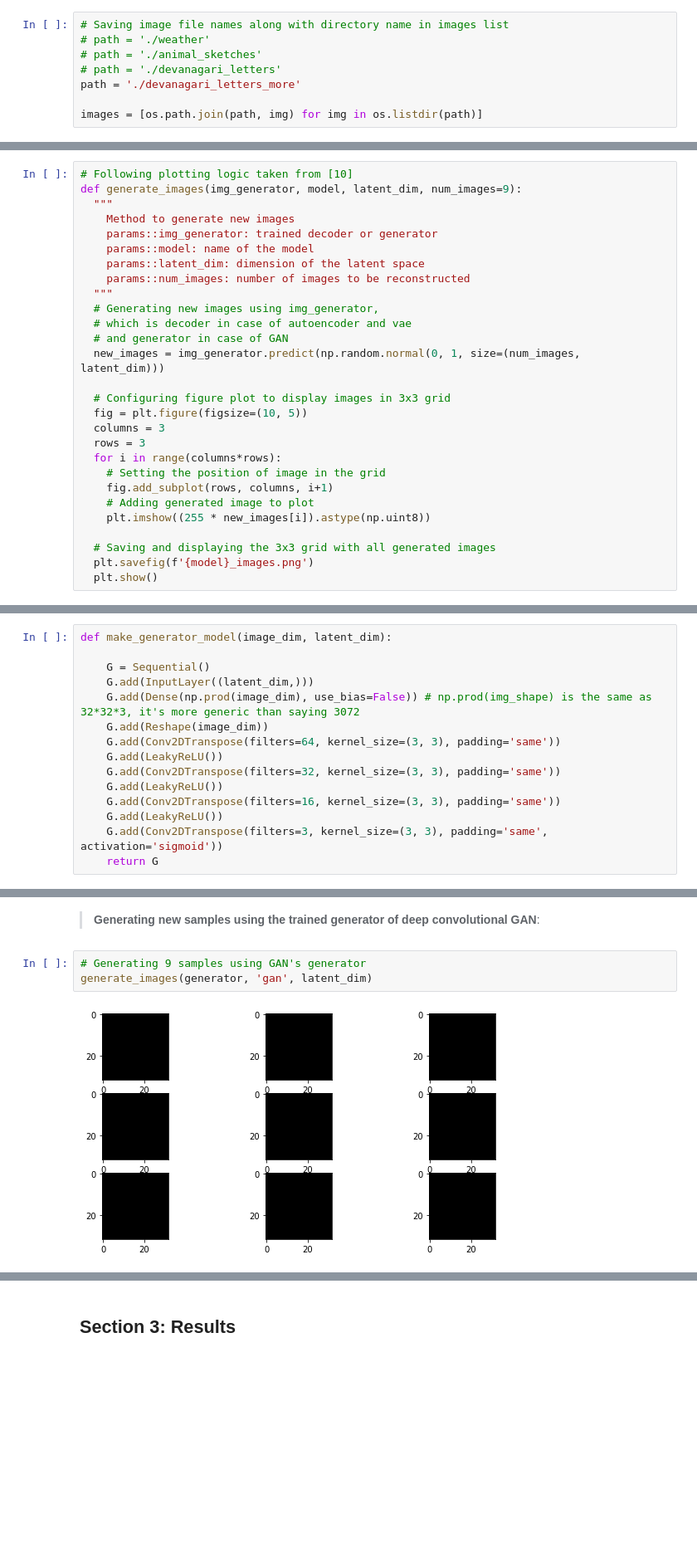
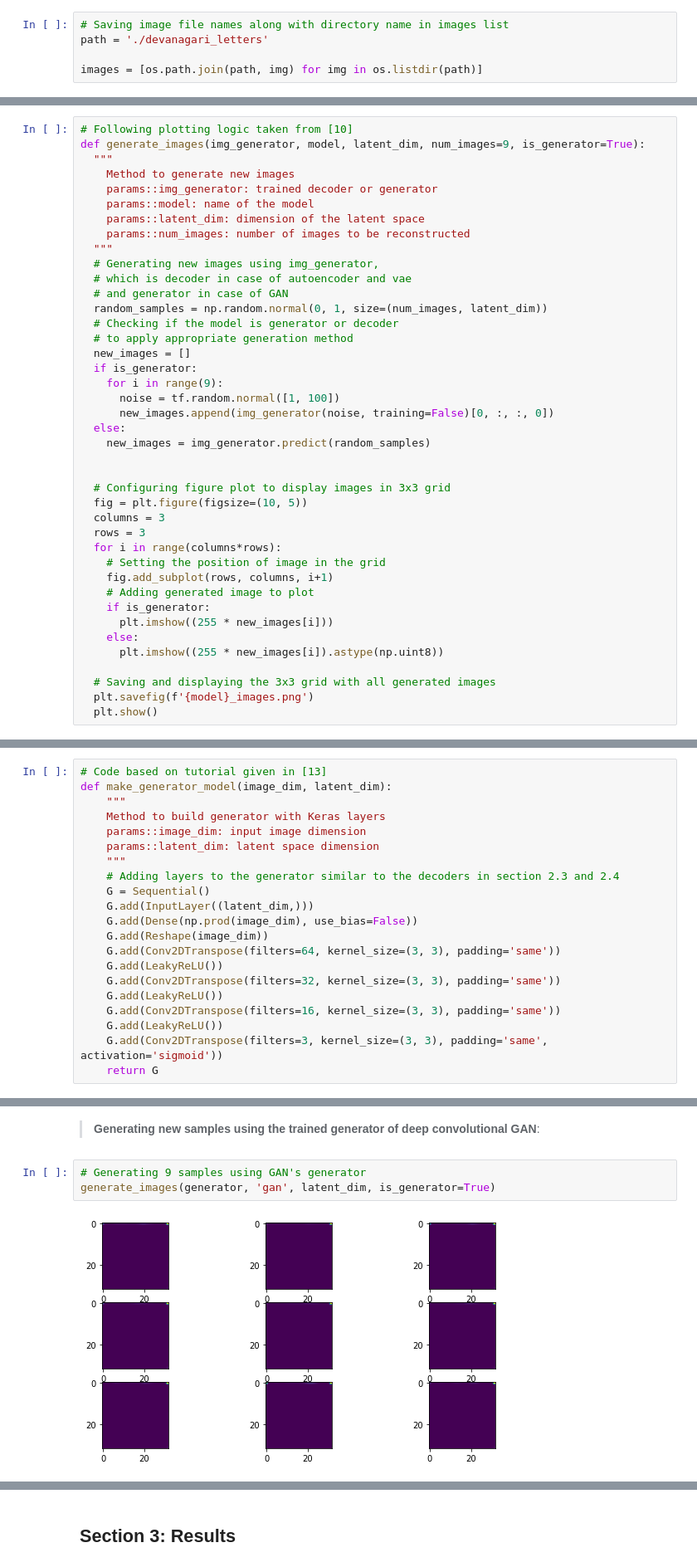
Before and after one commit to Kalyani011/DeepLearning-Unsupervised_learning_and_generating_images, a Jupyter notebook: ImageGeneration.ipynb, the cells around one changed output, grey strips where cells are left out. Shown at 83% size. Cells and saved outputs as stored; diff of their text form; blank space fills up the shorter version.

```diff
--- a/ImageGeneration.ipynb
+++ b/ImageGeneration.ipynb
@@ -61,10 +67,7 @@ from IPython import display
 > The *images* list is created to store the image file names, to be shuffled, and used to load the images according to the shuffled list.
 # %%
 # Saving image file names along with directory name in images list
-# path = './weather'
-# path = './animal_sketches'
-# path = './devanagari_letters'
-path = './devanagari_letters_more'
+path = './devanagari_letters'
 
 images = [os.path.join(path, img) for img in os.listdir(path)]
 # %%
@@ -170,7 +182,7 @@ def reconstruct_results(generation_model, model, num_images=5, start=0):
 > **Defining a common method to generate and display new samples**: The autoencoders are trained to generate output which is nothing but the input itself and the GAN trains its generator and discriminator to classify between fake and real images, during these trainings the decoder and the generator trained in the process become capable of creating new images from low-dimensional data. The following method is defined to use the **predict** method on decoder and/or generator to generate new sample images, which are then displayed in a 3x3 grid,
 # %%
 # Following plotting logic taken from [10]
-def generate_images(img_generator, model, latent_dim, num_images=9):
+def generate_images(img_generator, model, latent_dim, num_images=9, is_generator=True):
   """
     Method to generate new images
     params::img_generator: trained decoder or generator
@@ -181,7 +193,17 @@ def generate_images(img_generator, model, latent_dim, num_images=9):
   # Generating new images using img_generator,
   # which is decoder in case of autoencoder and vae
   # and generator in case of GAN
-  new_images = img_generator.predict(np.random.normal(0, 1, size=(num_images, latent_dim)))
+  random_samples = np.random.normal(0, 1, size=(num_images, latent_dim))
+  # Checking if the model is generator or decoder
+  # to apply appropriate generation method
+  new_images = []
+  if is_generator:
+    for i in range(9):
+      noise = tf.random.normal([1, 100])
+      new_images.append(img_generator(noise, training=False)[0, :, :, 0])
+  else:
+    new_images = img_generator.predict(random_samples)
+
 
   # Configuring figure plot to display images in 3x3 grid
   fig = plt.figure(figsize=(10, 5))
@@ -191,7 +213,10 @@ def generate_images(img_generator, model, latent_dim, num_images=9):
     # Setting the position of image in the grid
     fig.add_subplot(rows, columns, i+1)
     # Adding generated image to plot
-    plt.imshow((255 * new_images[i]).astype(np.uint8))
+    if is_generator:
+      plt.imshow((255 * new_images[i]))
+    else:
+      plt.imshow((255 * new_images[i]).astype(np.uint8))
 
   # Saving and displaying the 3x3 grid with all generated images
   plt.savefig(f'{model}_images.png')
@@ -537,11 +587,17 @@ explain what that is
 # %% [markdown]
 > **Designing the generator architecture**:
 # %%
+# Code based on tutorial given in [13]
 def make_generator_model(image_dim, latent_dim):
-
+    """
+    Method to build generator with Keras layers
+    params::image_dim: input image dimension
+    params::latent_dim: latent space dimension
+    """
+    # Adding layers to the generator similar to the decoders in section 2.3 and 2.4
     G = Sequential()
     G.add(InputLayer((latent_dim,)))
-    G.add(Dense(np.prod(image_dim), use_bias=False)) # np.prod(img_shape) is the same as 32*32*3, it's more generic than saying 3072
+    G.add(Dense(np.prod(image_dim), use_bias=False))
     G.add(Reshape(image_dim))
     G.add(Conv2DTranspose(filters=64, kernel_size=(3, 3), padding='same'))
     G.add(LeakyReLU())
@@ -722,6 +854,6 @@ embed.embed_file(anim_file)
 > **Generating new samples using the trained generator of deep convolutional GAN**:
 # %%
 # Generating 9 samples using GAN's generator
-generate_images(generator, 'gan', latent_dim)
+generate_images(generator, 'gan', latent_dim, is_generator=True)
 # %% [output]
-[figure, old version]
+[figure, new version]
```
Also changed, not shown: parts of 62 cells of this notebook.
